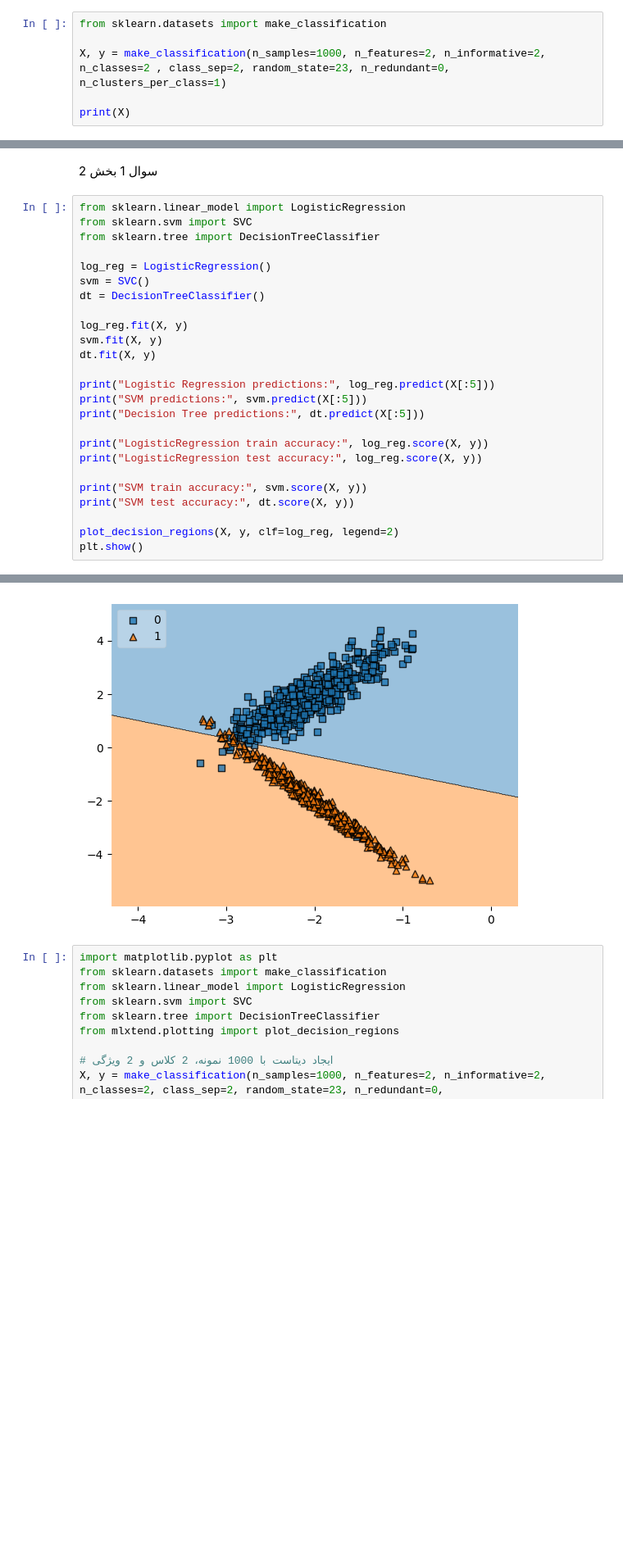
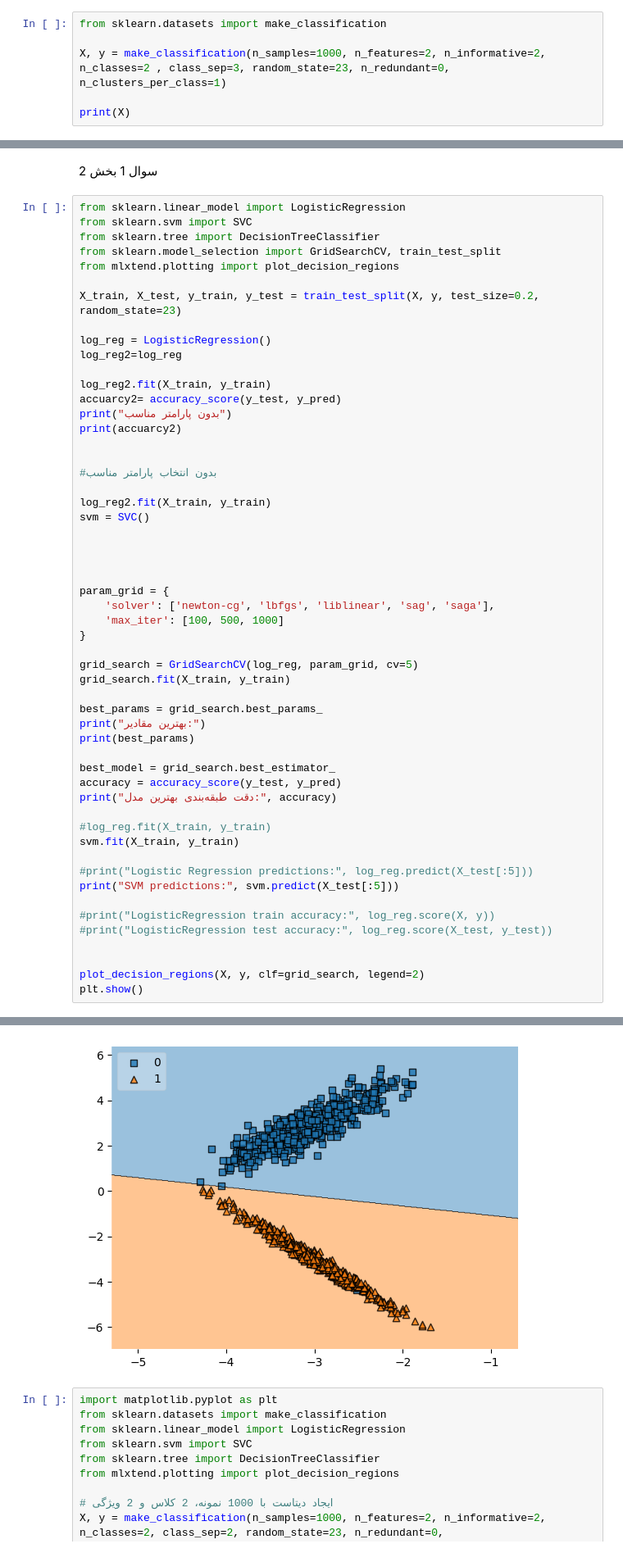
Before and after one commit to KEHSANN/UNIVERSE, a Jupyter notebook: Untitled0.ipynb, the cells around one changed output, grey strips where cells are left out. Shown at 82% size. Drawn from its saved outputs; the diff is of its cells as text; blank space fills up the shorter version.

```diff
--- a/Untitled0.ipynb
+++ b/Untitled0.ipynb
@@ -6,7 +6,7 @@
 # %%
 from sklearn.datasets import make_classification
 
-X, y = make_classification(n_samples=1000, n_features=2, n_informative=2, n_classes=2 , class_sep=2, random_state=23, n_redundant=0, n_clusters_per_class=1)
+X, y = make_classification(n_samples=1000, n_features=2, n_informative=2, n_classes=2 , class_sep=3, random_state=23, n_redundant=0, n_clusters_per_class=1)
 
 print(X)
 # %% [output]
@@ -33,25 +33,54 @@ plt.show()
 from sklearn.linear_model import LogisticRegression
 from sklearn.svm import SVC
 from sklearn.tree import DecisionTreeClassifier
+from sklearn.model_selection import GridSearchCV, train_test_split
+from mlxtend.plotting import plot_decision_regions
+
+X_train, X_test, y_train, y_test = train_test_split(X, y, test_size=0.2, random_state=23)
 
 log_reg = LogisticRegression()
+log_reg2=log_reg
+
+log_reg2.fit(X_train, y_train)
+accuarcy2= accuracy_score(y_test, y_pred)
+print("بدون پارامتر مناسب")
+print(accuarcy2)
+
+
+#بدون انتخاب پارامتر مناسب
+
+log_reg2.fit(X_train, y_train)
 svm = SVC()
-dt = DecisionTreeClassifier()
 
-log_reg.fit(X, y)
-svm.fit(X, y)
-dt.fit(X, y)
 
-print("Logistic Regression predictions:", log_reg.predict(X[:5]))
-print("SVM predictions:", svm.predict(X[:5]))
-print("Decision Tree predictions:", dt.predict(X[:5]))
 
-print("LogisticRegression train accuracy:", log_reg.score(X, y))
-print("LogisticRegression test accuracy:", log_reg.score(X, y))
 
-print("SVM train accuracy:", svm.score(X, y))
-print("SVM test accuracy:", dt.score(X, y))
+param_grid = {
+    'solver': ['newton-cg', 'lbfgs', 'liblinear', 'sag', 'saga'],
+    'max_iter': [100, 500, 1000]
+}
 
-plot_decision_regions(X, y, clf=log_reg, legend=2)
+grid_search = GridSearchCV(log_reg, param_grid, cv=5)
+grid_search.fit(X_train, y_train)
+
+best_params = grid_search.best_params_
+print("بهترین مقادیر:")
+print(best_params)
+
+best_model = grid_search.best_estimator_
+accuracy = accuracy_score(y_test, y_pred)
+print("دقت طبقه‌بندی بهترین مدل:", accuracy)
+
+#log_reg.fit(X_train, y_train)
+svm.fit(X_train, y_train)
+
+#print("Logistic Regression predictions:", log_reg.predict(X_test[:5]))
+print("SVM predictions:", svm.predict(X_test[:5]))
+
+#print("LogisticRegression train accuracy:", log_reg.score(X, y))
+#print("LogisticRegression test accuracy:", log_reg.score(X_test, y_test))
+
+
+plot_decision_regions(X, y, clf=grid_search, legend=2)
 plt.show()
 # %% [output]
@@ -65,4 +93,4 @@ SVM test accuracy: 1.0
-[figure, old version]
+[figure, new version]
 # %%
 import matplotlib.pyplot as plt
 from sklearn.datasets import make_classification
```
Also changed, not shown: parts of 8 cells of this notebook.
